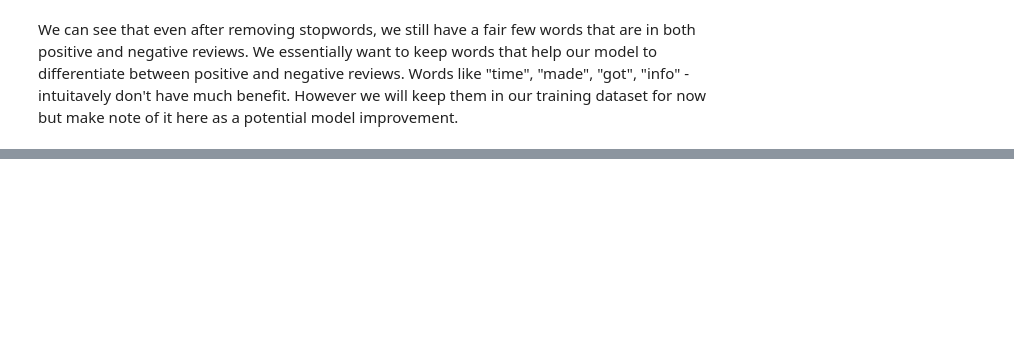
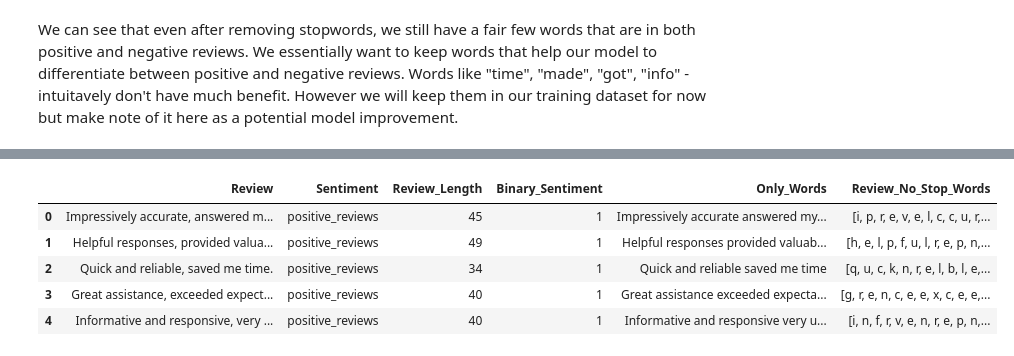
Before and after one commit to tajpatel58/ChatbotReviewer, a Jupyter notebook: Exploration/eda.ipynb, the cells around one changed output, grey strips where cells are left out. Saved outputs shown, nothing was run; the diff lists cells and outputs as text; code cells hidden in the pictures; blank space fills up the shorter version.

Commit message:
fixing stop_word removal function

```diff
--- a/Exploration/eda.ipynb
+++ b/Exploration/eda.ipynb
@@ -303,0 +316,11 @@ We can see that even after removing stopwords, we still have a fair few words th
+# %%
+reviews_df["Review_No_Stop_Words"] = reviews_df["Only_Words"].apply(remove_stop_words)
+# %%
+reviews_df.head()
+# %% [output]
+|  | Review | Sentiment | Review_Length | Binary_Sentiment | Only_Words | Review_No_Stop_Words |
+| 0 | Impressively accurate, answered m... | positive_reviews | 45 | 1 | Impressively accurate answered my... | [i, p, r, e, v, e, l, c, c, u, r,... |
+| 1 | Helpful responses, provided valua... | positive_reviews | 49 | 1 | Helpful responses provided valuab... | [h, e, l, p, f, u, l, r, e, p, n,... |
+| 2 | Quick and reliable, saved me time. | positive_reviews | 34 | 1 | Quick and reliable saved me time | [q, u, c, k, n, r, e, l, b, l, e,... |
+| 3 | Great assistance, exceeded expect... | positive_reviews | 40 | 1 | Great assistance exceeded expecta... | [g, r, e, n, c, e, e, x, c, e, e,... |
+| 4 | Informative and responsive, very ... | positive_reviews | 40 | 1 | Informative and responsive very u... | [i, n, f, r, v, e, n, r, e, p, n,... |
```
Also changed, not shown: parts of 10 cells of this notebook, 1 other file.
